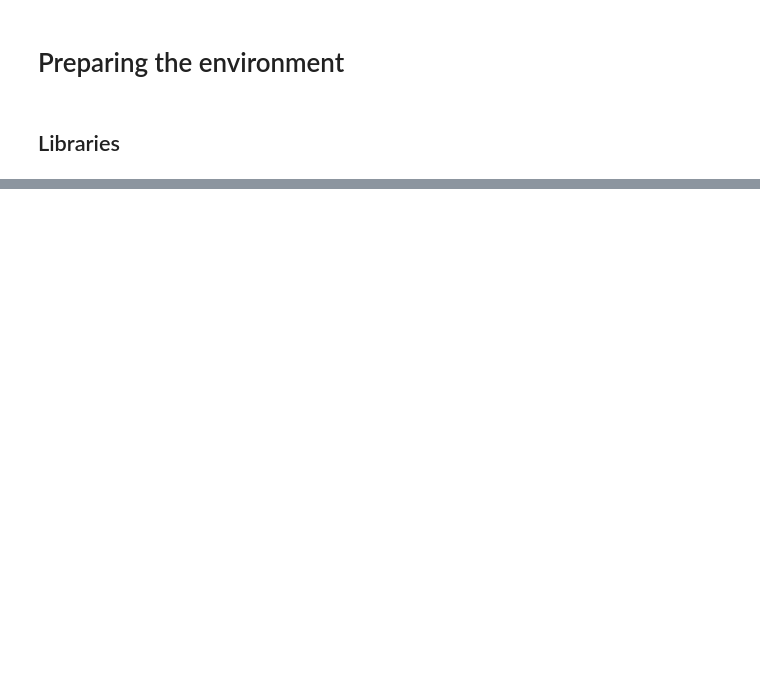
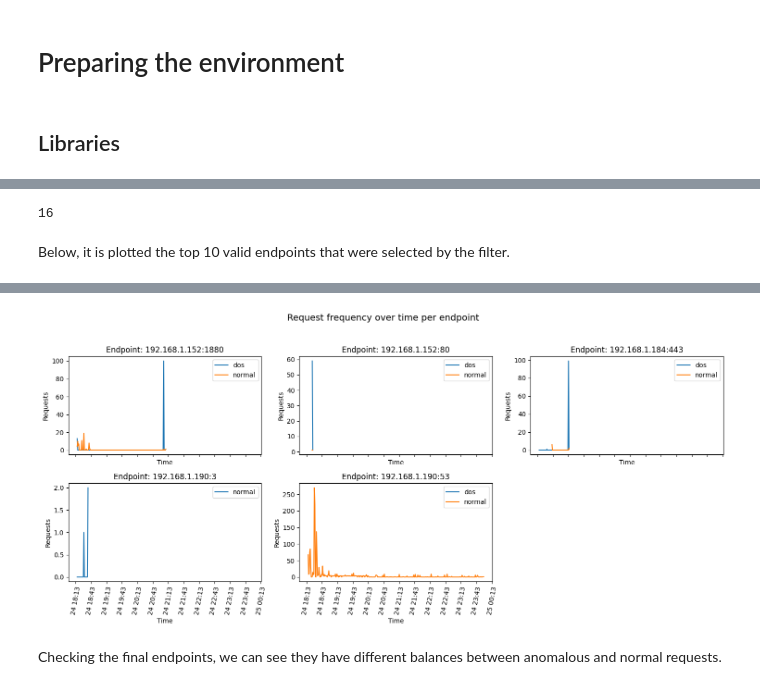
Before and after one commit to lmamede/api-health-monitor, a Jupyter notebook: notebooks/EDA-datasets.ipynb, the cells around one changed output, grey strips where cells are left out. Drawn from its saved outputs; the diff is of its cells as text; code cells hidden in the pictures; blank space fills up the shorter version.

```diff
--- a/notebooks/EDA-datasets.ipynb
+++ b/notebooks/EDA-datasets.ipynb
@@ -38,0 +278,3 @@ df_ravel=pd.read_csv(path_ravel)
+# %%
+g_uri_anom = df_continuity.groupby(['endpoint','is_anomaly']).size().unstack(level='is_anomaly')
+g_uri_anom
@@ -38,0 +298,3 @@ df_ravel=pd.read_csv(path_ravel)
+# %%
+has_clean_n_dirty_traffic = (g_uri_anom[0] >= 1) & (g_uri_anom[1] >= 1)
+g_uri_anom[has_clean_n_dirty_traffic]
@@ -38,0 +320,11 @@ df_ravel=pd.read_csv(path_ravel)
+# %%
+valid_endpoints = g_uri_anom[has_clean_n_dirty_traffic].index.to_list()
+
+len(valid_endpoints)
+# %% [output]
+16
+# %% [markdown]
+Below, it is plotted the top 10 valid endpoints that were selected by the filter.
+# %%
+eda.plot_endpoint_request_rate(top_uris=valid_endpoints[:9])
+# %% [output]
@@ -38,0 +332 @@ df_ravel=pd.read_csv(path_ravel)
+[figure, added]
@@ -38,0 +335,2 @@ df_ravel=pd.read_csv(path_ravel)
+# %% [markdown]
+Checking the final endpoints, we can see they have different balances between anomalous and normal requests.
```
Also changed, not shown: parts of 82 cells of this notebook, 1 other file.
